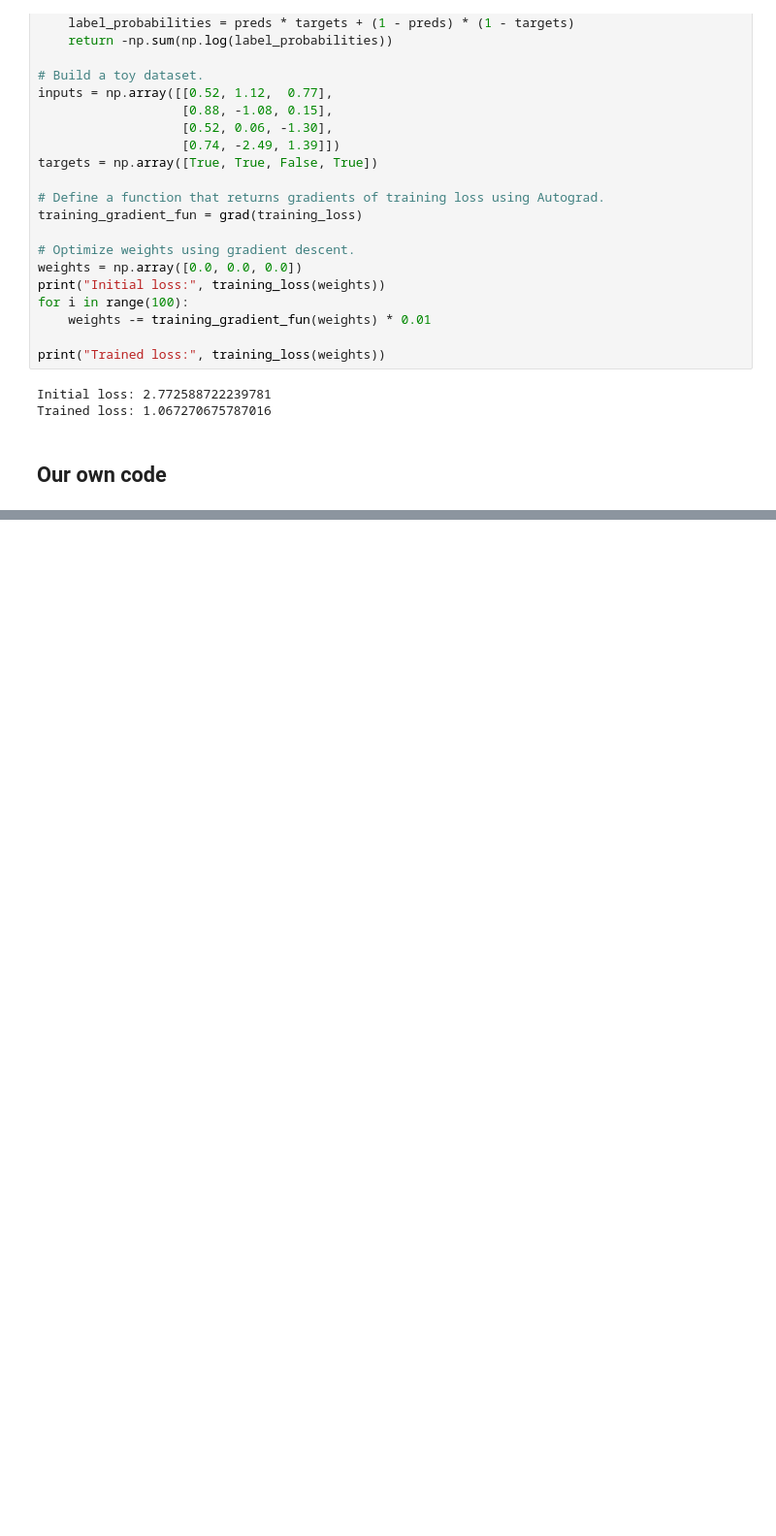
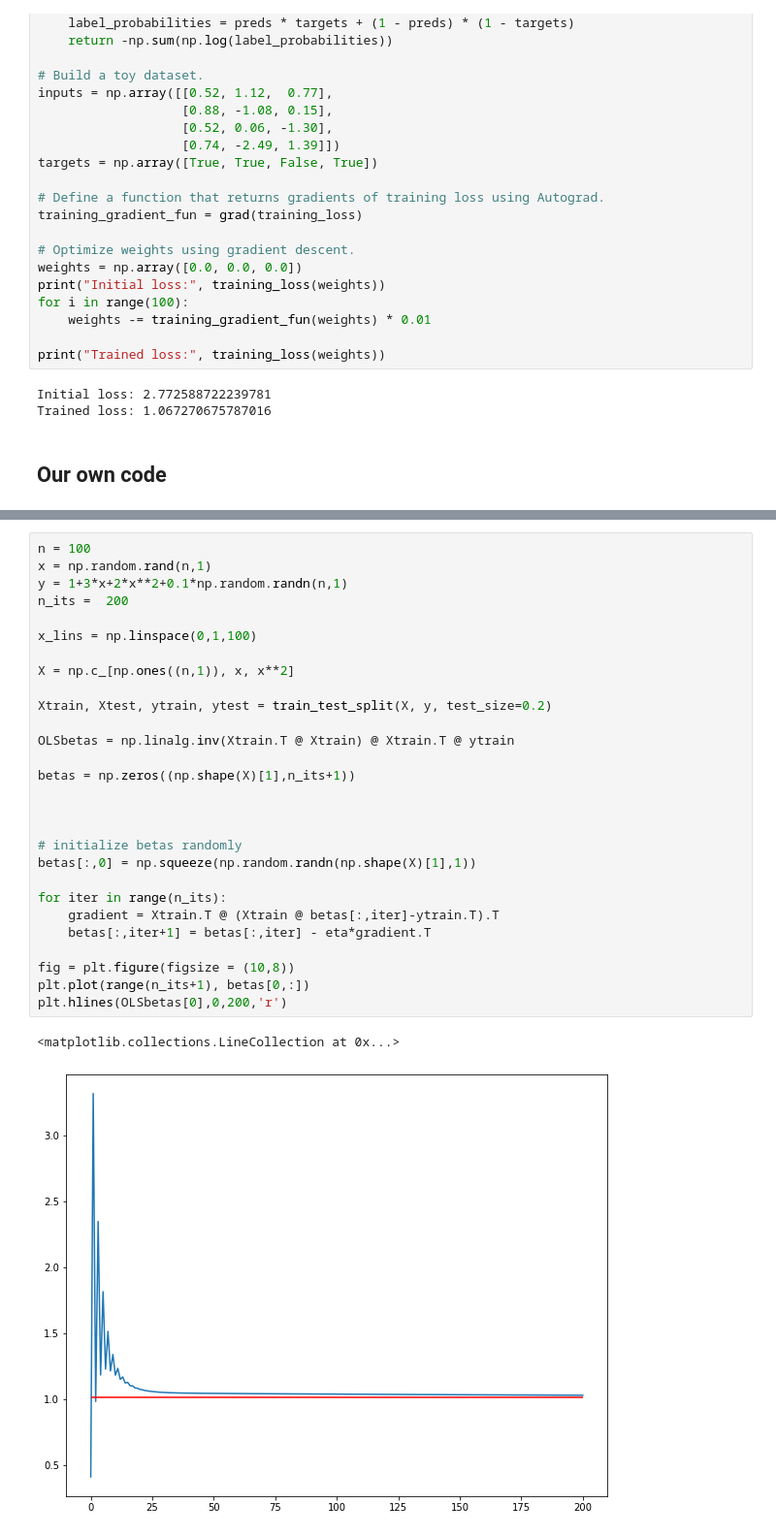
Before and after one commit to matteodales/-FYS-STK4155_Applied_Data_Analysis_and_Machine_Learning, a Jupyter notebook: project2/project2_notebook.ipynb, the cells around one changed output, grey strips where cells are left out. Shown at 97% size. Saved outputs shown, nothing was run; the diff lists cells and outputs as text; blank space fills up the shorter version.

```diff
--- a/project2/project2_notebook.ipynb
+++ b/project2/project2_notebook.ipynb
@@ -491,0 +711,31 @@ print(gradient_descent_linreg(X, y, 1000))
+# %%
+n = 100
+x = np.random.rand(n,1)
+y = 1+3*x+2*x**2+0.1*np.random.randn(n,1)
+n_its =  200
+
+x_lins = np.linspace(0,1,100)
+
+X = np.c_[np.ones((n,1)), x, x**2]
+
+Xtrain, Xtest, ytrain, ytest = train_test_split(X, y, test_size=0.2)
+
+OLSbetas = np.linalg.inv(Xtrain.T @ Xtrain) @ Xtrain.T @ ytrain
+
+betas = np.zeros((np.shape(X)[1],n_its+1))
+
+
+
+# initialize betas randomly
+betas[:,0] = np.squeeze(np.random.randn(np.shape(X)[1],1))
+
+for iter in range(n_its):
+    gradient = Xtrain.T @ (Xtrain @ betas[:,iter]-ytrain.T).T
+    betas[:,iter+1] = betas[:,iter] - eta*gradient.T
+
+fig = plt.figure(figsize = (10,8))
+plt.plot(range(n_its+1), betas[0,:])
+plt.hlines(OLSbetas[0],0,200,'r')
+# %% [output]
+<matplotlib.collections.LineCollection at 0x...>
+[figure, added]
```
Also changed, not shown: parts of 14 cells of this notebook.
